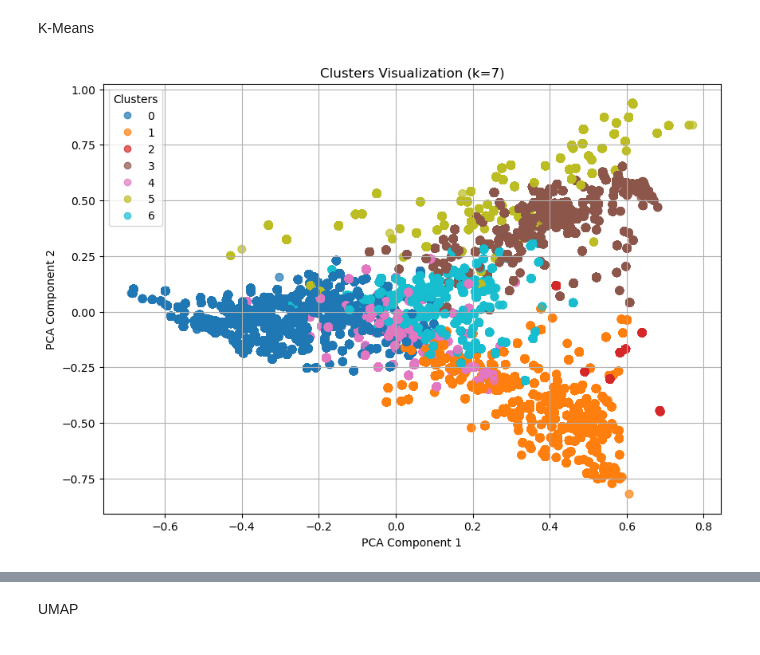
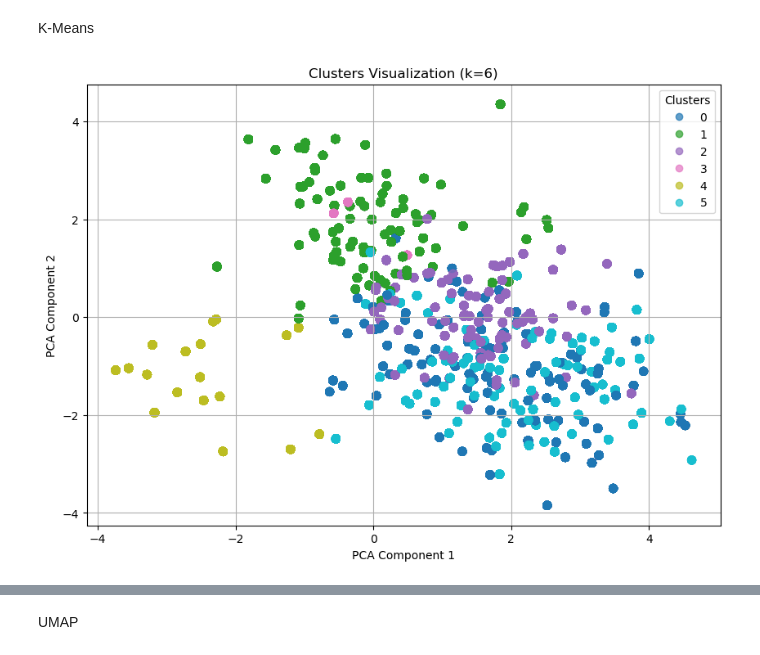
Before and after one commit to gugaaa1904/BC, a Jupyter notebook: Case 3.ipynb, the cells around one changed output, grey strips where cells are left out. Cells and saved outputs as stored; diff of their text form; code cells hidden in the pictures.

```diff
--- a/Case 3.ipynb
+++ b/Case 3.ipynb
@@ -761,10 +781,6 @@ Applying Min-Max Scaler
 # %%
-client_ids = data['Client ID']
-features_to_scale = data.drop(columns=['Client ID'])
-
-scaler = MinMaxScaler()
+scaler = StandardScaler()
 scaled_features = scaler.fit_transform(features_to_scale)
-
 scaled_df = pd.DataFrame(scaled_features, columns=features_to_scale.columns)
 scaled_df['Client ID'] = client_ids.values
 
@@ -901,21 +915,21 @@ plt.show()
 # %% [markdown]
 K-Means
 # %%
-k_chosen = 7
+pca = PCA(n_components=9)
+pca_selected_components = pca.fit_transform(scaled_features)
+k_chosen = 6
 kmeans = KMeans(n_clusters=k_chosen, random_state=42)
 cluster_labels = kmeans.fit_predict(pca_selected_components)
-pca_2d = PCA(n_components=2)
-pca_2d_components = pca_2d.fit_transform(scaled_features)
 
 plt.figure(figsize=(10, 7))
-scatter = plt.scatter(pca_2d_components[:, 0], pca_2d_components[:, 1],
+scatter = plt.scatter(pca_selected_components[:, 0], pca_selected_components[:, 1],
                       c=cluster_labels, cmap='tab10', s=50, alpha=0.7)
 
 plt.title(f'Clusters Visualization (k={k_chosen})')
 plt.xlabel('PCA Component 1')
 plt.ylabel('PCA Component 2')
 plt.grid(True)
 plt.legend(*scatter.legend_elements(), title="Clusters")
 plt.show()
 # %% [output]
-[figure, old version]
+[figure, new version]
```
Also changed, not shown: parts of 22 cells of this notebook, 1 other file.
